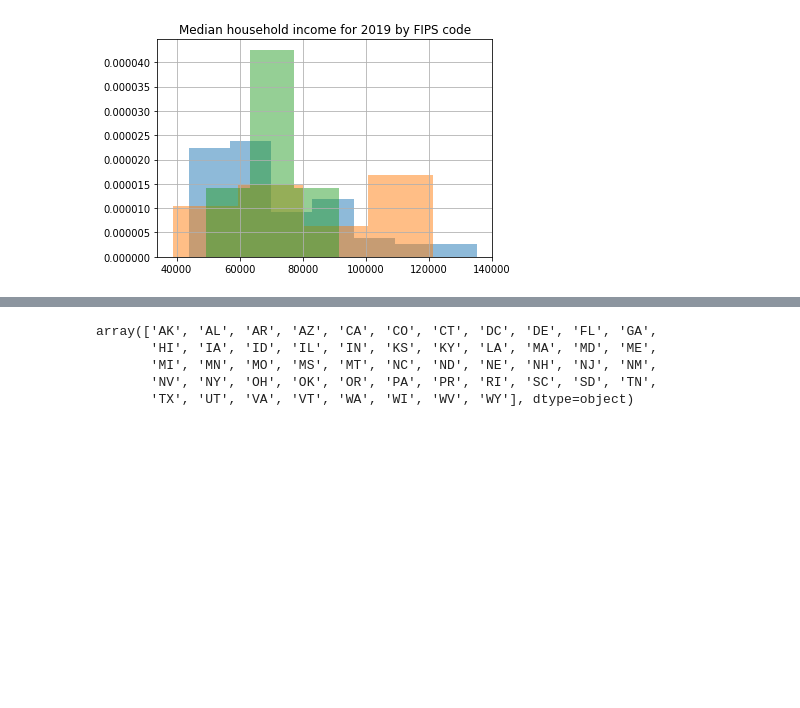
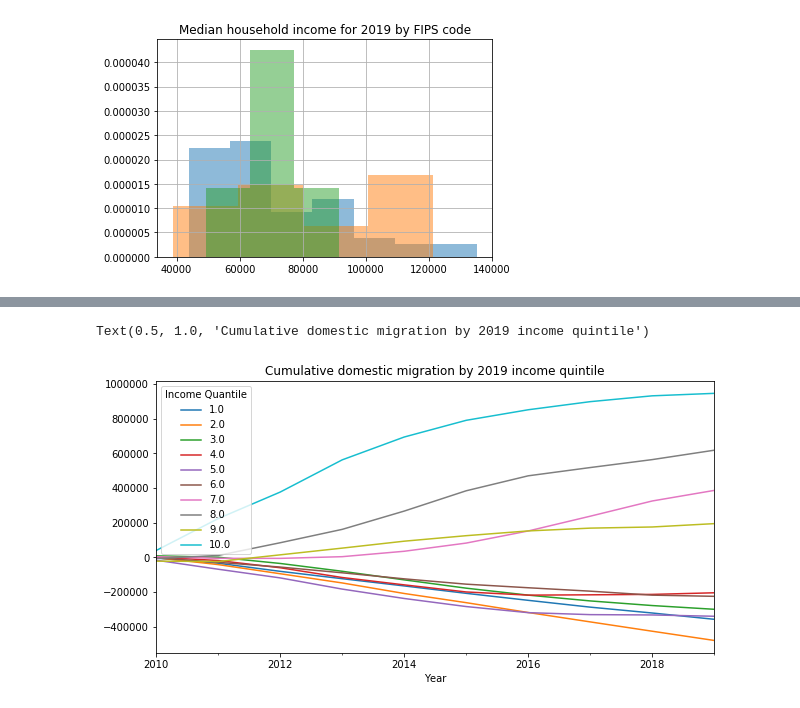
Before and after one commit to sparsha1644/HomePriceBeastNew, a Jupyter notebook: CensusDataAnalysis.ipynb, the cells around one changed output, grey strips where cells are left out. Drawn from its saved outputs; the diff is of its cells as text; code cells hidden in the pictures; blank space fills up the shorter version.

Commit message:
Added more analysis of census data.

```diff
--- a/CensusDataAnalysis.ipynb
+++ b/CensusDataAnalysis.ipynb
@@ -89,8 +69,19 @@ Text(0.5, 1.0, 'Median household income for 2019 by FIPS code')
-# %%
-np.unique(census_data['state_code'].values)
-# %% [output]
-array(['AK', 'AL', 'AR', 'AZ', 'CA', 'CO', 'CT', 'DC', 'DE', 'FL', 'GA',
-       'HI', 'IA', 'ID', 'IL', 'IN', 'KS', 'KY', 'LA', 'MA', 'MD', 'ME',
-       'MI', 'MN', 'MO', 'MS', 'MT', 'NC', 'ND', 'NE', 'NH', 'NJ', 'NM',
-       'NV', 'NY', 'OH', 'OK', 'OR', 'PA', 'PR', 'RI', 'SC', 'SD', 'TN',
-       'TX', 'UT', 'VA', 'VT', 'WA', 'WI', 'WV', 'WY'], dtype=object)
+# %%
+# Correlation of population changes in Texas for areas around Austin, Houston, and San Antonio
+plot_data = census_data
+n_buckets = 10
+plot_data['Income Quantile'] = pd.qcut(census_data['Median_Household_Income_2019'].values, n_buckets).codes+1
+plot_data = plot_data[plot_data['Income Quantile']>0]
+
+plot_data = pd.concat((plot_data['Income Quantile'], census_data\
+    .filter(regex='^DOMESTIC_MIG_.*$')),axis=1)
+plot_data = plot_data.groupby('Income Quantile').sum().transpose().cumsum()
+plot_data.reset_index(inplace=True)
+plot_data['index'] = pd.to_datetime(plot_data['index'].apply(lambda x: '1/1/' + x.split('_')[-1]))
+plot_data.set_index('index', inplace=True)
+plot_data.index.rename('Year',inplace=True)
+plot_data.plot(figsize=(10,5))
+plt.title('Cumulative domestic migration by 2019 income quintile')
+# %% [output]
+Text(0.5, 1.0, 'Cumulative domestic migration by 2019 income quintile')
+[figure, added]
```
Also changed, not shown: parts of 2 cells of this notebook.
